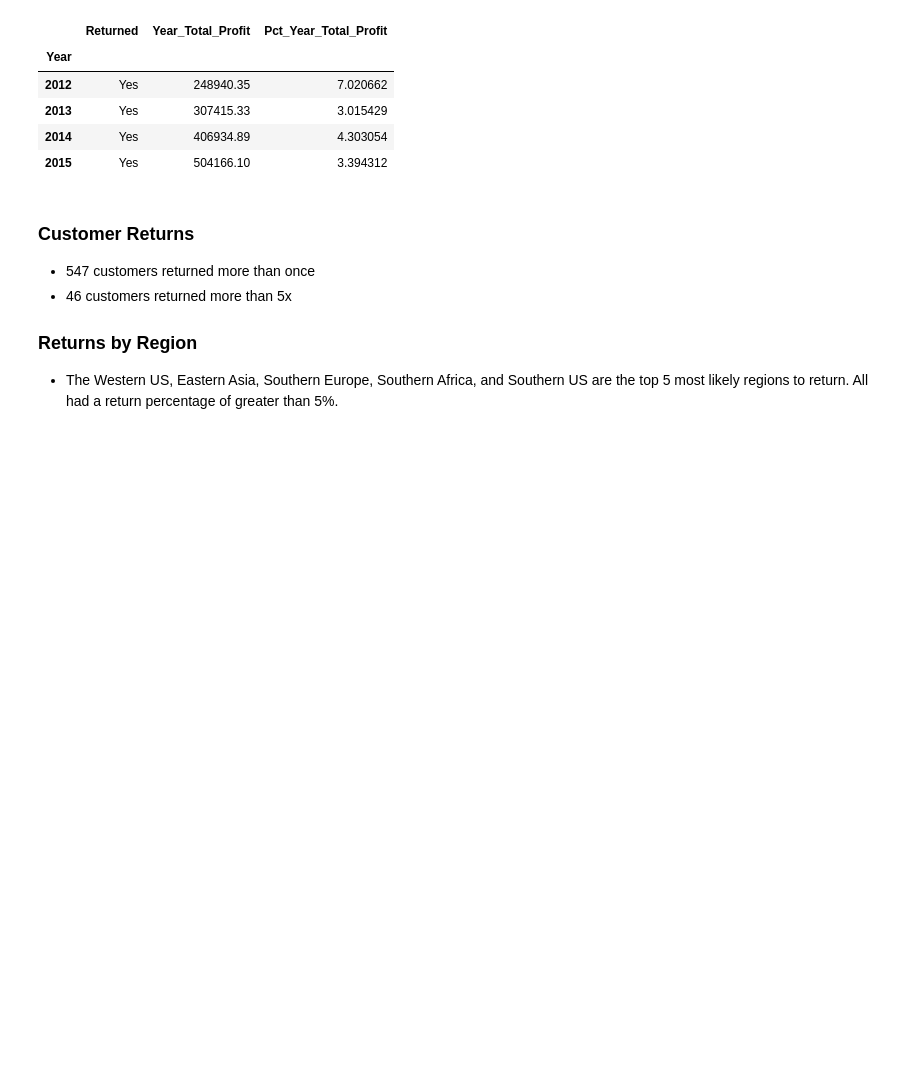
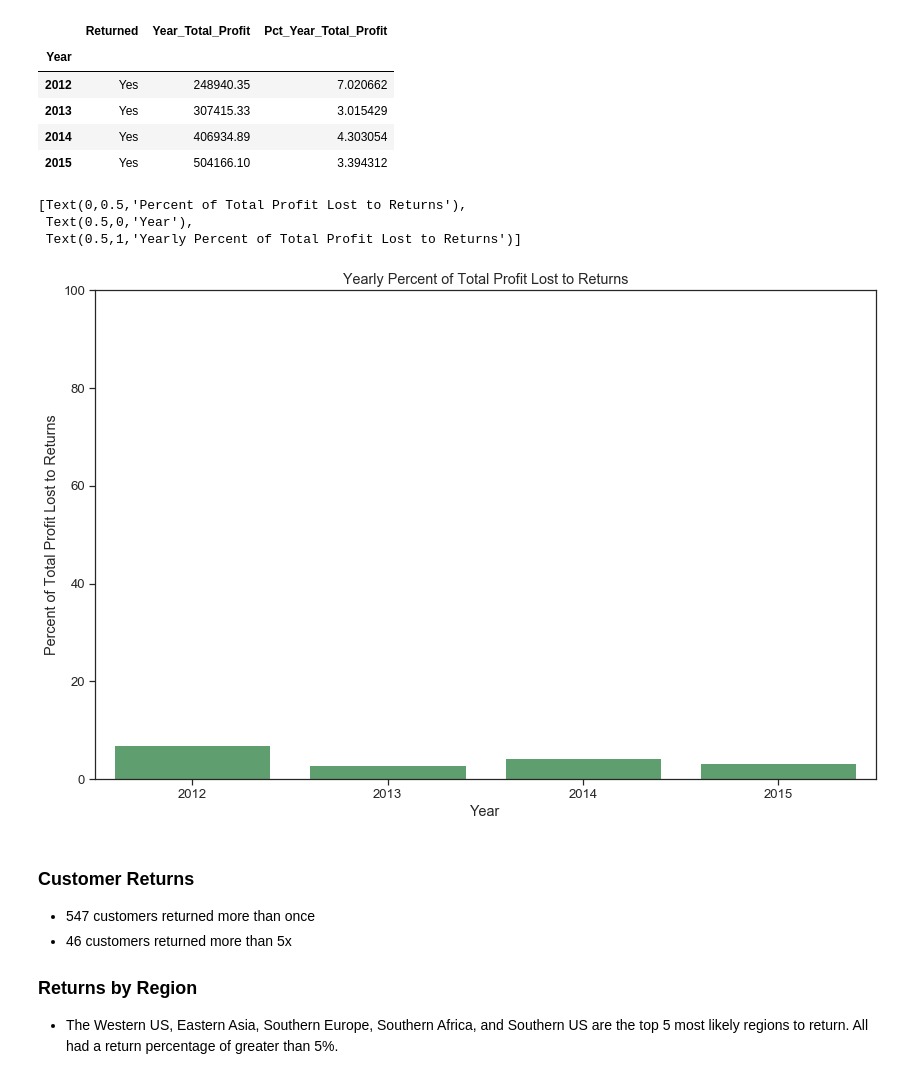
Before and after one commit to lejulie/NYCDSA-MST-ML-Lab-1, a Jupyter notebook: julie_levine/ml_lab_1_part_1.ipynb, the cells around one changed output. Saved outputs shown, nothing was run; the diff lists cells and outputs as text; code cells hidden in the pictures; blank space fills up the shorter version.

```diff
--- a/julie_levine/ml_lab_1_part_1.ipynb
+++ b/julie_levine/ml_lab_1_part_1.ipynb
@@ -200,7 +208,8 @@ ret_cat["Pct_Returned"] = ret_cat.Returned_Orders / ret_cat.Total_Orders * 100
 
 ### Profits lost each year
 # %%
-merged3.loc[merged3.Returned=="Yes"].iloc[:,[0,2,3]]
+pft_lost_ret_yearly = merged3.loc[merged3.Returned=="Yes"].iloc[:,[0,2,3]]
+pft_lost_ret_yearly
 # %% [output]
 |  | Returned | Year_Total_Profit | Pct_Year_Total_Profit |
 | Year |  |  |  |
@@ -208,6 +217,16 @@ merged3.loc[merged3.Returned=="Yes"].iloc[:,[0,2,3]]
 | 2013 | Yes | 307415.33 | 3.015429 |
 | 2014 | Yes | 406934.89 | 4.303054 |
 | 2015 | Yes | 504166.10 | 3.394312 |
+# %%
+g3_1 = sns.barplot(x = pft_lost_ret_yearly.index, y = pft_lost_ret_yearly.Pct_Year_Total_Profit, color='g')
+g3_1.set(ylim=(0, 100))
+g3_1.set(xlabel='Year', ylabel='Percent of Total Profit Lost to Returns',
+        title = "Yearly Percent of Total Profit Lost to Returns")
+# %% [output]
+[Text(0,0.5,'Percent of Total Profit Lost to Returns'),
+ Text(0.5,0,'Year'),
+ Text(0.5,1,'Yearly Percent of Total Profit Lost to Returns')]
+[figure, added]
 # %% [markdown]
 ### Customer Returns
 
```
Also changed, not shown: parts of 14 cells of this notebook.
